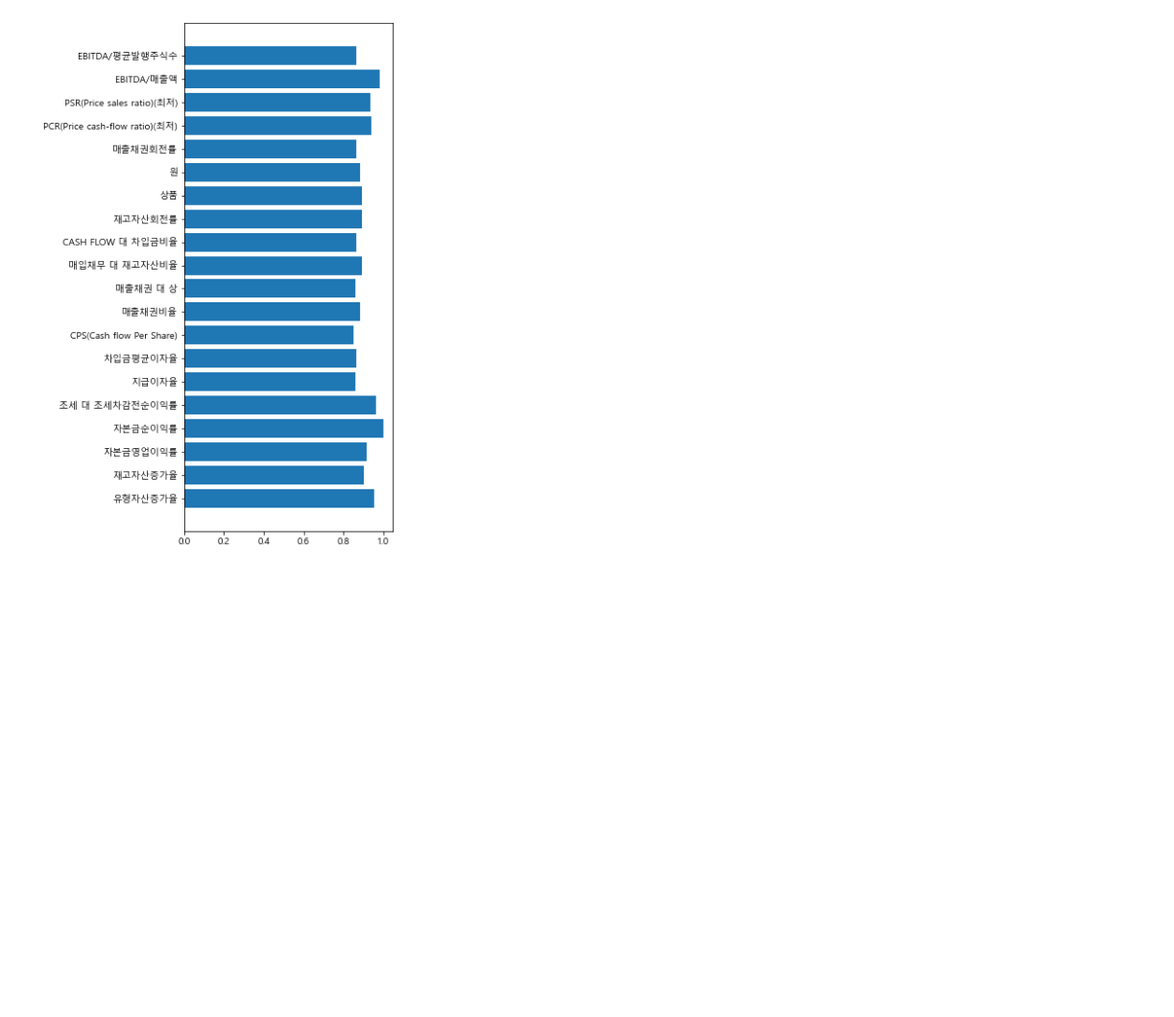
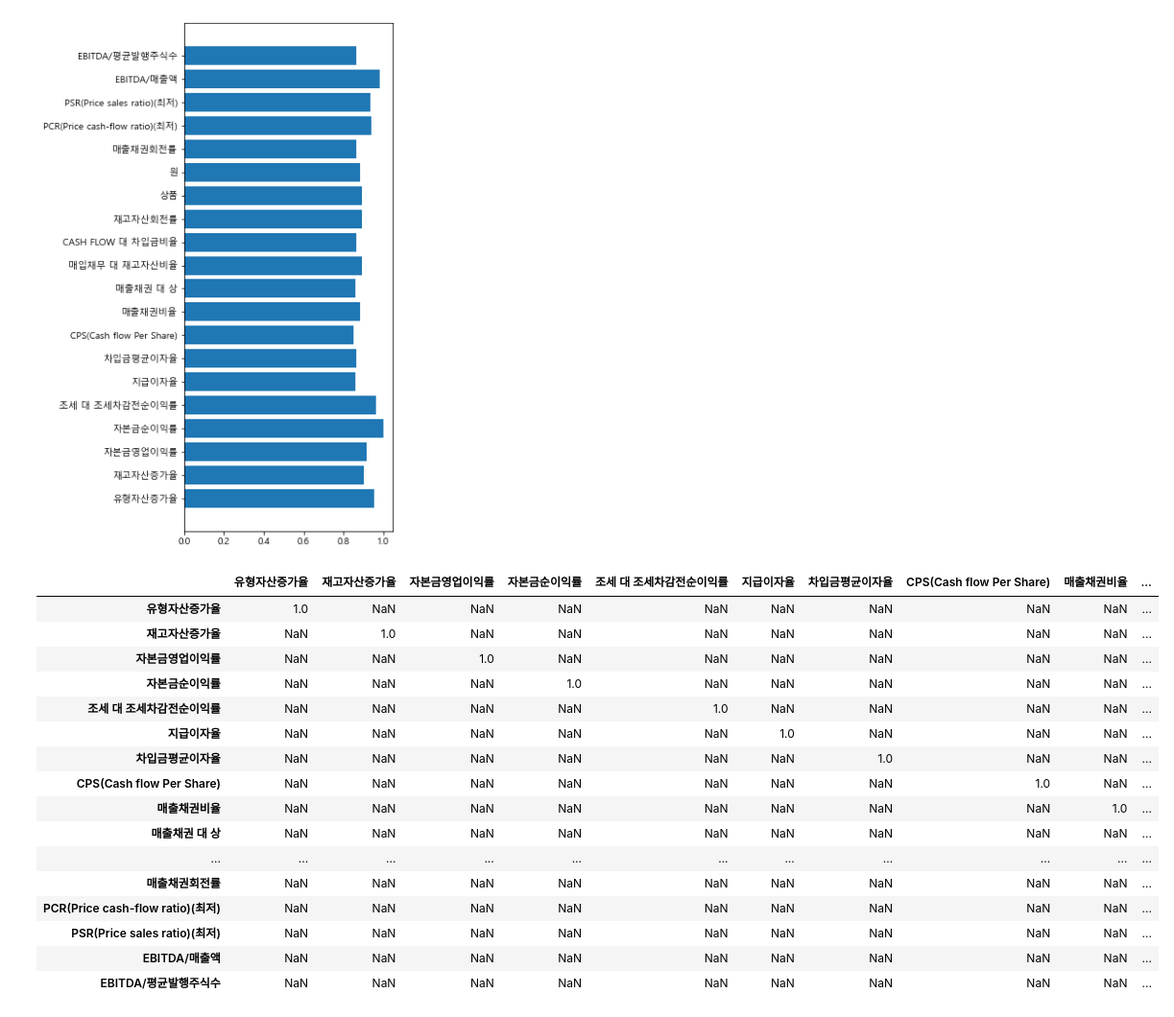
Before and after one commit to JxxHxxx/Ubion-CorporateBankruptcyAnalysis, a Jupyter notebook: Code/JY/feature_selection.ipynb, the cells around one changed output. Shown at 96% size. Cells and saved outputs as stored; diff of their text form; code cells hidden in the pictures; blank space fills up the shorter version.

```diff
--- a/Code/JY/feature_selection.ipynb
+++ b/Code/JY/feature_selection.ipynb
@@ -411,3 +472,23 @@ plt.barh(width = abs(subset_ano_2[0].values), y = model_4.get_feature_names_out(
 plt.show()
 # %% [output]
 [figure]
+# %%
+subset_ano_2.T.corr(method = 'kendall')
+# %% [output]
+|  | 유형자산증가율 | 재고자산증가율 | 자본금영업이익률 | 자본금순이익률 | 조세 대 조세차감전순이익률 | 지급이자율 | 차입금평균이자율 | CPS(Cash flow Per Share) | 매출채권비율 | ... |
+| 유형자산증가율 | 1.0 | NaN | NaN | NaN | NaN | NaN | NaN | NaN | NaN | ... |
+| 재고자산증가율 | NaN | 1.0 | NaN | NaN | NaN | NaN | NaN | NaN | NaN | ... |
+| 자본금영업이익률 | NaN | NaN | 1.0 | NaN | NaN | NaN | NaN | NaN | NaN | ... |
+| 자본금순이익률 | NaN | NaN | NaN | 1.0 | NaN | NaN | NaN | NaN | NaN | ... |
+| 조세 대 조세차감전순이익률 | NaN | NaN | NaN | NaN | 1.0 | NaN | NaN | NaN | NaN | ... |
+| 지급이자율 | NaN | NaN | NaN | NaN | NaN | 1.0 | NaN | NaN | NaN | ... |
+| 차입금평균이자율 | NaN | NaN | NaN | NaN | NaN | NaN | 1.0 | NaN | NaN | ... |
+| CPS(Cash flow Per Share) | NaN | NaN | NaN | NaN | NaN | NaN | NaN | 1.0 | NaN | ... |
+| 매출채권비율 | NaN | NaN | NaN | NaN | NaN | NaN | NaN | NaN | 1.0 | ... |
+| 매출채권 대 상 | NaN | NaN | NaN | NaN | NaN | NaN | NaN | NaN | NaN | ... |
+| ... | ... | ... | ... | ... | ... | ... | ... | ... | ... | ... |
+| 매출채권회전률 | NaN | NaN | NaN | NaN | NaN | NaN | NaN | NaN | NaN | ... |
+| PCR(Price cash-flow ratio)(최저) | NaN | NaN | NaN | NaN | NaN | NaN | NaN | NaN | NaN | ... |
+| PSR(Price sales ratio)(최저) | NaN | NaN | NaN | NaN | NaN | NaN | NaN | NaN | NaN | ... |
+| EBITDA/매출액 | NaN | NaN | NaN | NaN | NaN | NaN | NaN | NaN | NaN | ... |
+| EBITDA/평균발행주식수 | NaN | NaN | NaN | NaN | NaN | NaN | NaN | NaN | NaN | ... |
```
Also changed, not shown: parts of 11 cells of this notebook.
